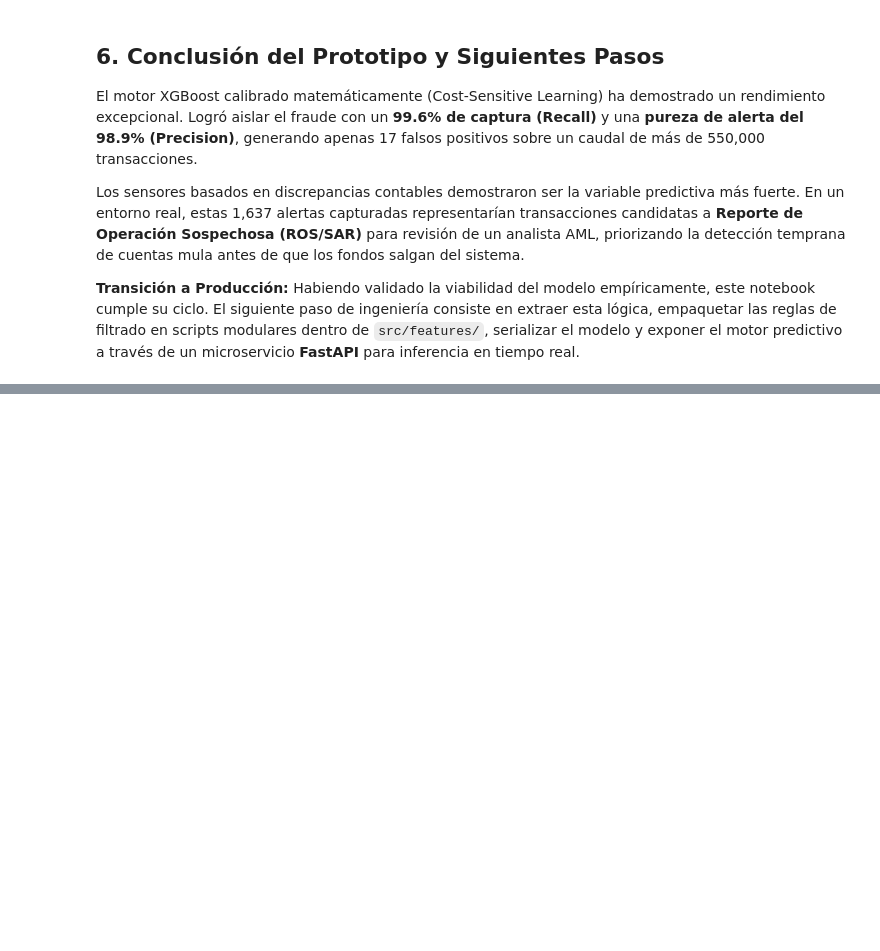
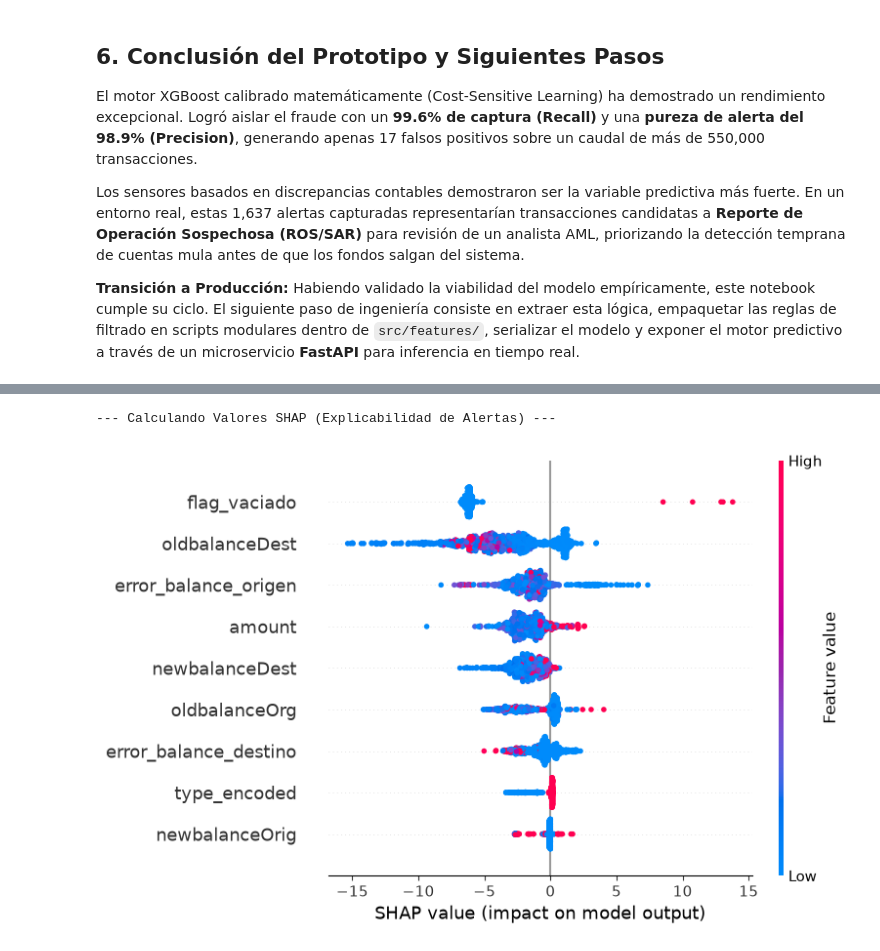
Before and after one commit to maxilovesbjj/mobile-wallet-fraud-engine, a Jupyter notebook: notebooks/01_eda_and_prototyping.ipynb, the cells around one changed output, grey strips where cells are left out. Drawn from its saved outputs; the diff is of its cells as text; code cells hidden in the pictures; blank space fills up the shorter version.

Commit message:
feat: agrega explicabilidad regulatoria con SHAP TreeExplainer

```diff
--- a/notebooks/01_eda_and_prototyping.ipynb
+++ b/notebooks/01_eda_and_prototyping.ipynb
@@ -227,0 +231,18 @@ Habiendo validado la viabilidad del modelo empíricamente, este notebook cumple
+# %%
+import shap
+import matplotlib.pyplot as plt
+
+print("--- Calculando Valores SHAP (Explicabilidad de Alertas) ---")
+# Usamos una muestra de prueba (1,000 registros) para computar rapido
+X_sample = X_test.sample(n=1000, random_state=42)
+
+# Instanciar el explicador nativo para modelos basados en arboles
+explainer = shap.TreeExplainer(motor_xgb)
+shap_values = explainer(X_sample)
+
+# 1. Summary plot global (impacto de cada feature en la alerta SAR)
+plt.figure(figsize=(10, 6))
+shap.summary_plot(shap_values, X_sample, show=True)
+# %% [output]
+--- Calculando Valores SHAP (Explicabilidad de Alertas) ---
+[figure, added]
```
Also changed, not shown: parts of 1 cell of this notebook.
